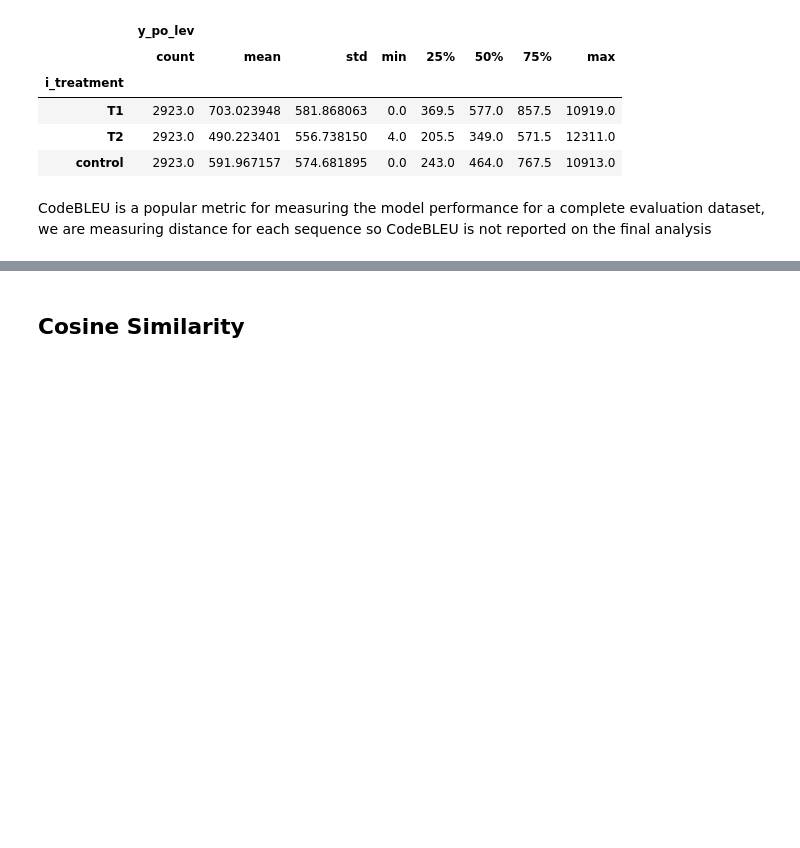
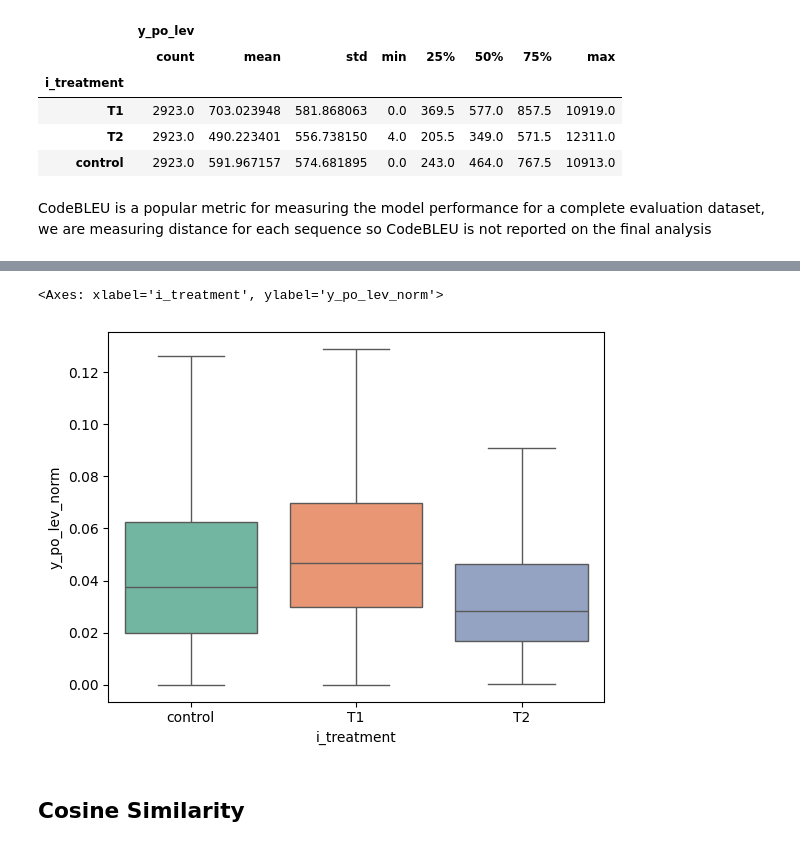
Before and after one commit to WM-SEMERU/Causal4SE, a Jupyter notebook: source/01_prompt_eng_dataset_build_lev_input.ipynb, the cells around one changed output, grey strips where cells are left out. Cells and saved outputs as stored; diff of their text form; code cells hidden in the pictures; blank space fills up the shorter version.

```diff
--- a/source/01_prompt_eng_dataset_build_lev_input.ipynb
+++ b/source/01_prompt_eng_dataset_build_lev_input.ipynb
@@ -217,3 +222,16 @@ CodeBLEU is a popular metric for measuring the model performance for a complete
+# %%
+# Normalizing the Levenshtein column
+column_to_normalize = 'y_po_lev'
+
+min_value = treatments_df[column_to_normalize].values.min()
+max_value = treatments_df[column_to_normalize].values.max()
+
+treatments_df['y_po_lev_norm'] = (treatments_df[column_to_normalize] - min_value) / (max_value - min_value)
+# %%
+sns.boxplot(data=treatments_df[['y_po_lev_norm','i_treatment']], x="i_treatment", y="y_po_lev_norm",showfliers=False, palette="Set2", hue="i_treatment")
+# %% [output]
+<Axes: xlabel='i_treatment', ylabel='y_po_lev_norm'>
+[figure, added]
 # %% [markdown]
 ## Cosine Similarity
 # %%
```
Also changed, not shown: parts of 19 cells of this notebook, 7 other files.
